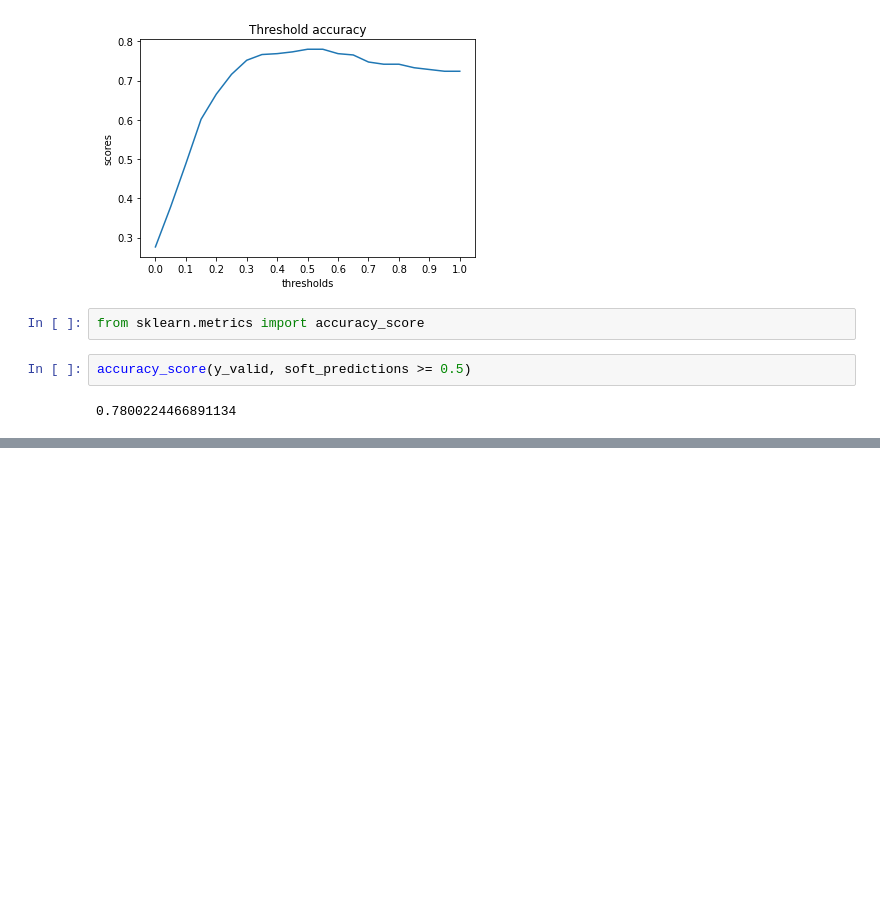
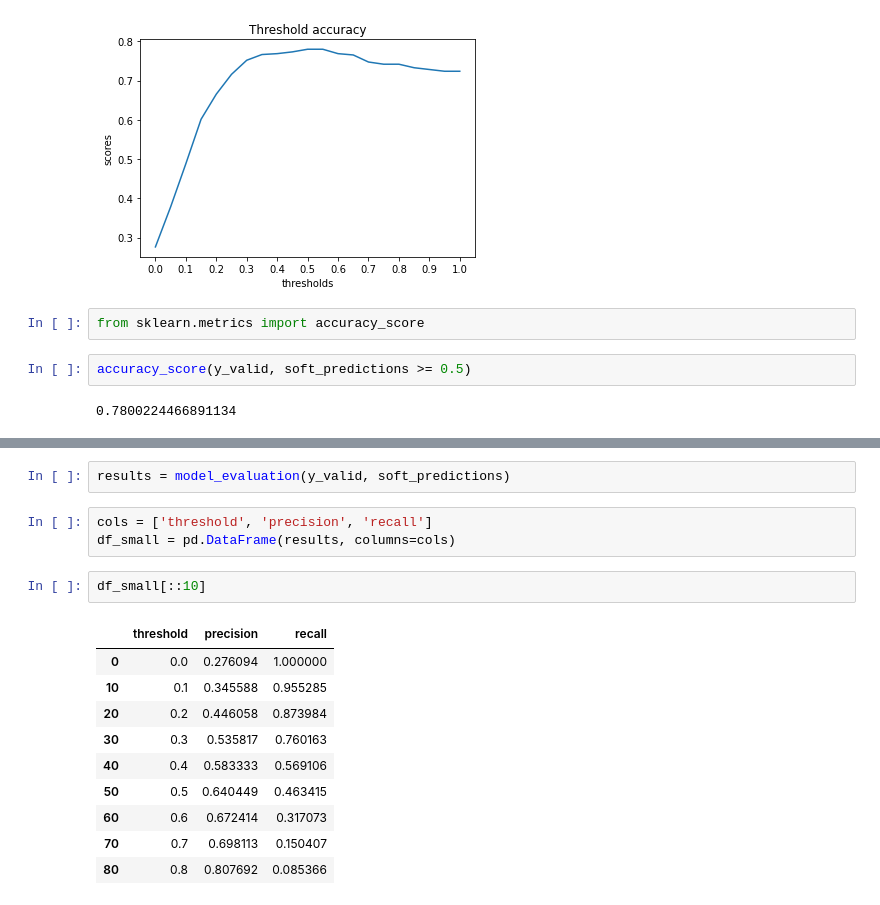
Before and after one commit to SleeplessChallenger/ML_ZoomCamp_code, a Jupyter notebook: logistic_regression_models/log_reg_metrics_HW.ipynb, the cells around one changed output, grey strips where cells are left out. Saved outputs shown, nothing was run; the diff lists cells and outputs as text; blank space fills up the shorter version.

```diff
--- a/logistic_regression_models/log_reg_metrics_HW.ipynb
+++ b/logistic_regression_models/log_reg_metrics_HW.ipynb
@@ -292,0 +352,18 @@ accuracy_score(y_valid, soft_predictions >= 0.5)
+# %%
+results = model_evaluation(y_valid, soft_predictions)
+# %%
+cols = ['threshold', 'precision', 'recall']
+df_small = pd.DataFrame(results, columns=cols)
+# %%
+df_small[::10]
+# %% [output]
+|  | threshold | precision | recall |
+| 0 | 0.0 | 0.276094 | 1.000000 |
+| 10 | 0.1 | 0.345588 | 0.955285 |
+| 20 | 0.2 | 0.446058 | 0.873984 |
+| 30 | 0.3 | 0.535817 | 0.760163 |
+| 40 | 0.4 | 0.583333 | 0.569106 |
+| 50 | 0.5 | 0.640449 | 0.463415 |
+| 60 | 0.6 | 0.672414 | 0.317073 |
+| 70 | 0.7 | 0.698113 | 0.150407 |
+| 80 | 0.8 | 0.807692 | 0.085366 |
```
Also changed, not shown: parts of 20 cells of this notebook.
